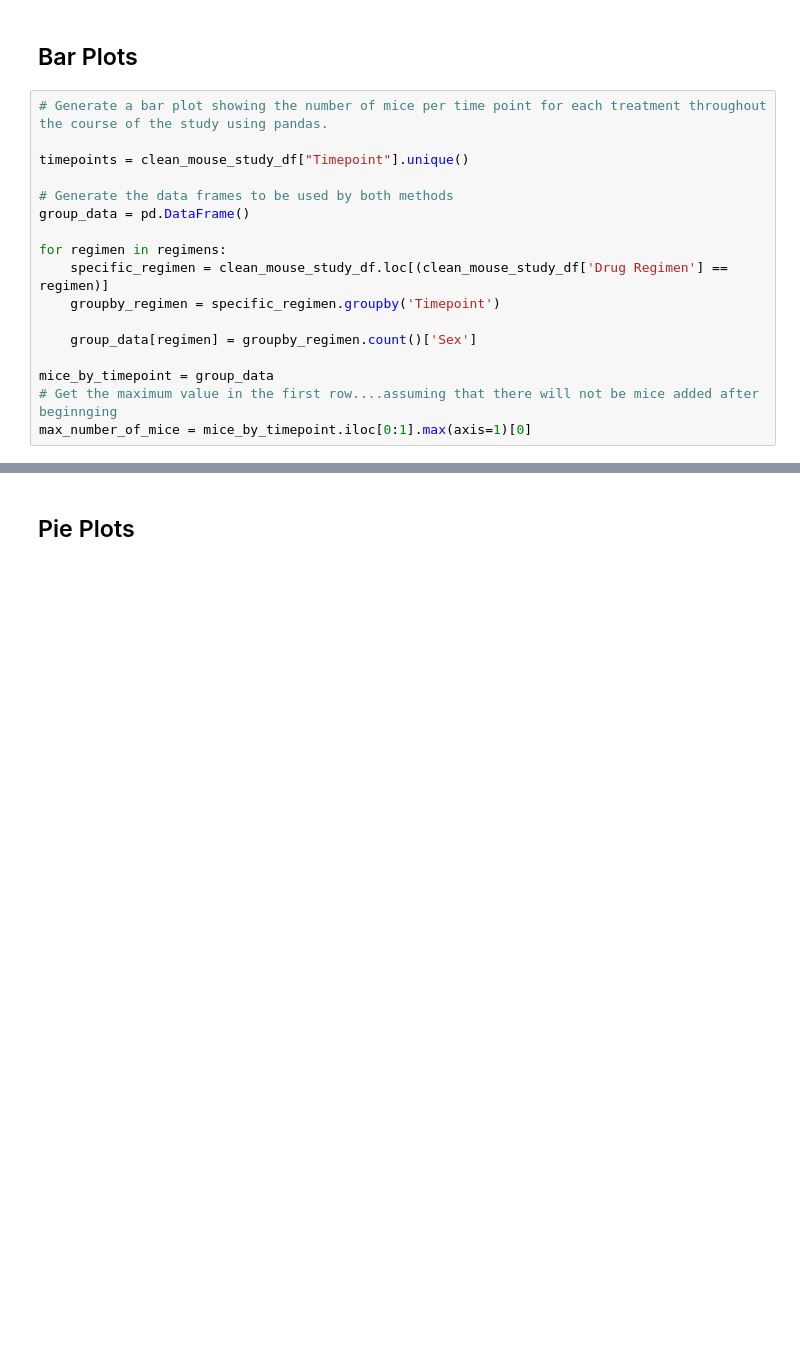
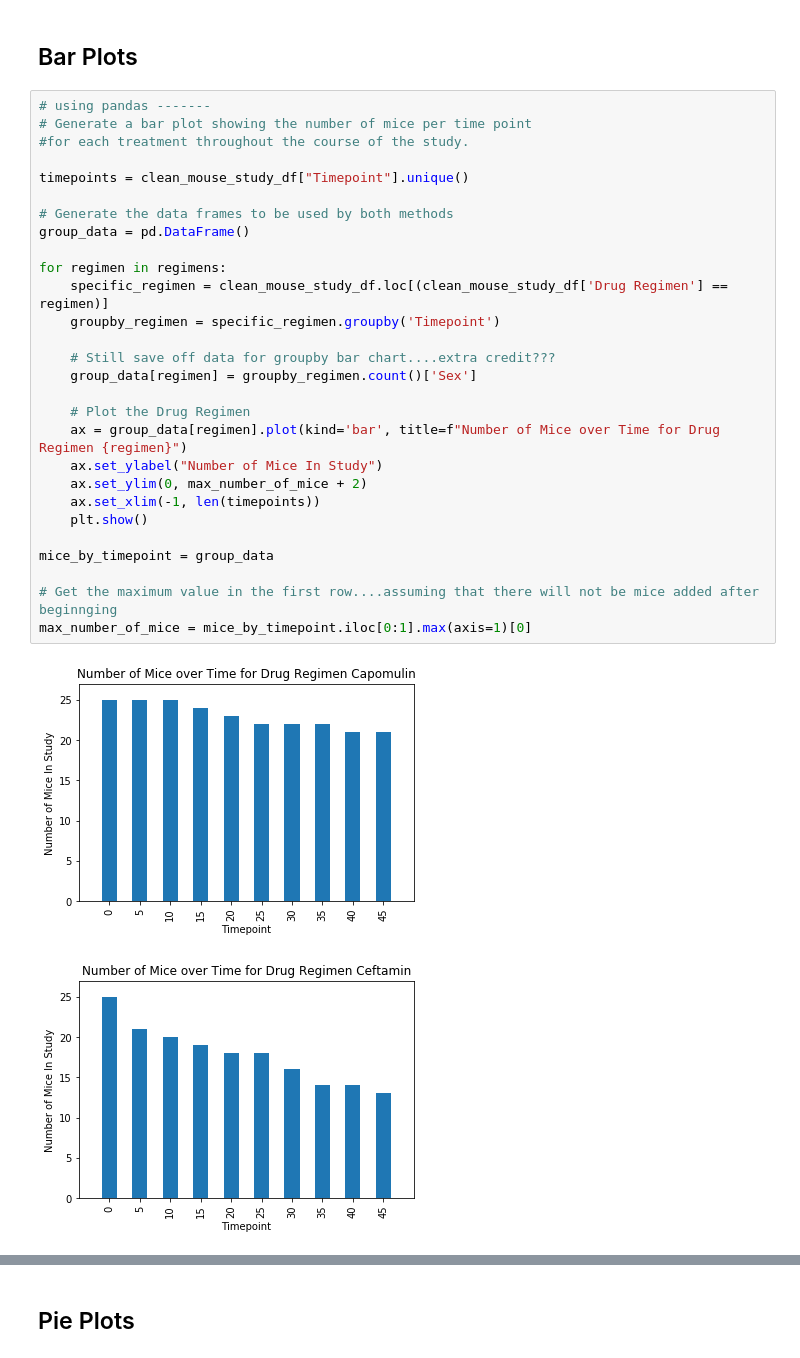
Before and after one commit to gshreve01/Matplot-Challenge, a Jupyter notebook: Pymaceuticals/pymaceuticals.ipynb, the cells around one changed output, grey strips where cells are left out. Drawn from its saved outputs; the diff is of its cells as text; blank space fills up the shorter version.

Commit message:
Rework of bar charts to create a series of charts instead of a grouped bar chart

```diff
--- a/Pymaceuticals/pymaceuticals.ipynb
+++ b/Pymaceuticals/pymaceuticals.ipynb
@@ -226,19 +226,33 @@ summary_data_df
 # %% [markdown]
 ## Bar Plots
 # %%
-# Generate a bar plot showing the number of mice per time point for each treatment throughout the course of the study using pandas.
+# using pandas -------
+# Generate a bar plot showing the number of mice per time point
+#for each treatment throughout the course of the study.
 
 timepoints = clean_mouse_study_df["Timepoint"].unique()
 
 # Generate the data frames to be used by both methods
 group_data = pd.DataFrame()
 
 for regimen in regimens:
     specific_regimen = clean_mouse_study_df.loc[(clean_mouse_study_df['Drug Regimen'] == regimen)]
     groupby_regimen = specific_regimen.groupby('Timepoint')
 
+    # Still save off data for groupby bar chart....extra credit???
     group_data[regimen] = groupby_regimen.count()['Sex']
 
+    # Plot the Drug Regimen
+    ax = group_data[regimen].plot(kind='bar', title=f"Number of Mice over Time for Drug Regimen {regimen}")
+    ax.set_ylabel("Number of Mice In Study")
+    ax.set_ylim(0, max_number_of_mice + 2)
+    ax.set_xlim(-1, len(timepoints))
+    plt.show()
+
 mice_by_timepoint = group_data
+
 # Get the maximum value in the first row....assuming that there will not be mice added after beginnging
 max_number_of_mice = mice_by_timepoint.iloc[0:1].max(axis=1)[0]
+# %% [output]
+[figure, added]
+[figure, added]
```
Also changed, not shown: parts of 7 cells of this notebook.
